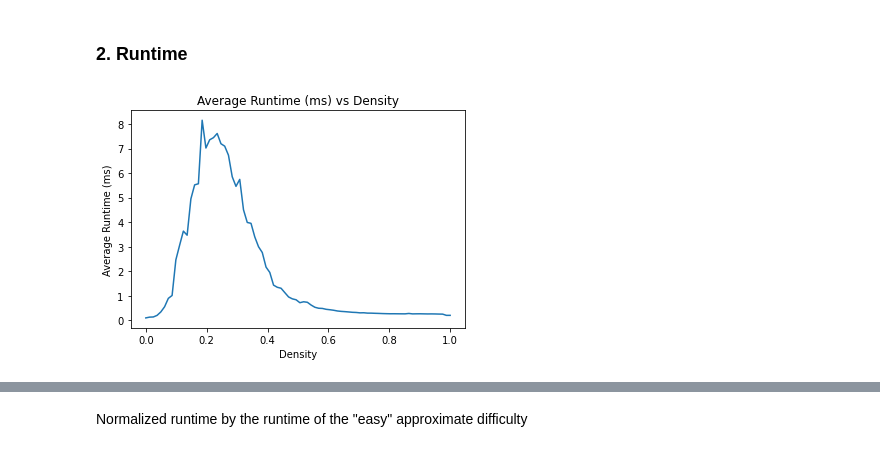
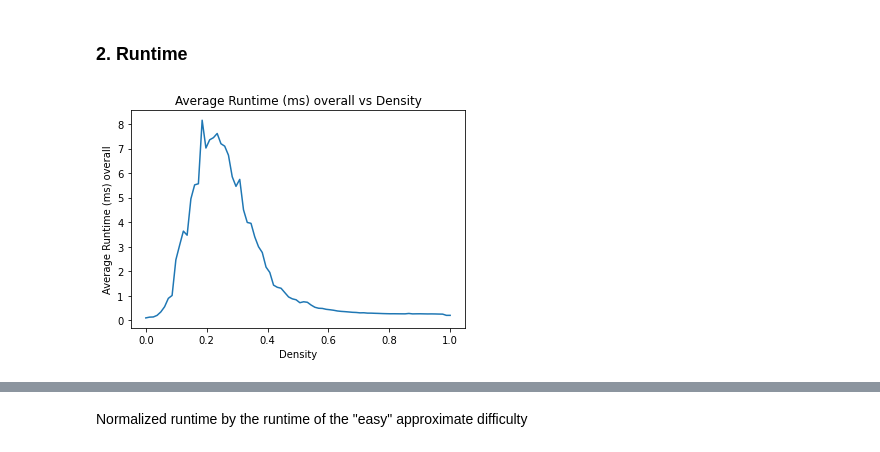
Before and after one commit to dsoman24/minesweeper, a Jupyter notebook: analysis/analysis.ipynb, the cells around one changed output, grey strips where cells are left out. Cells and saved outputs as stored; diff of their text form; code cells hidden in the pictures.

```diff
--- a/analysis/analysis.ipynb
+++ b/analysis/analysis.ipynb
@@ -165,4 +167,4 @@ mean_runtime_df = df.groupby(["initialDensity"]).mean("elapsedMillis")["elapsedM
 # %%
-plot_column_by_density(mean_runtime_df, "elapsedMillis", "Average Runtime (ms)")
+plot_column_by_density(mean_runtime_df, "elapsedMillis", "Average Runtime (ms) overall")
 # %% [output]
-[figure, old version]
+[figure, new version]
```
Also changed, not shown: parts of 4 cells of this notebook, 11 other files.
